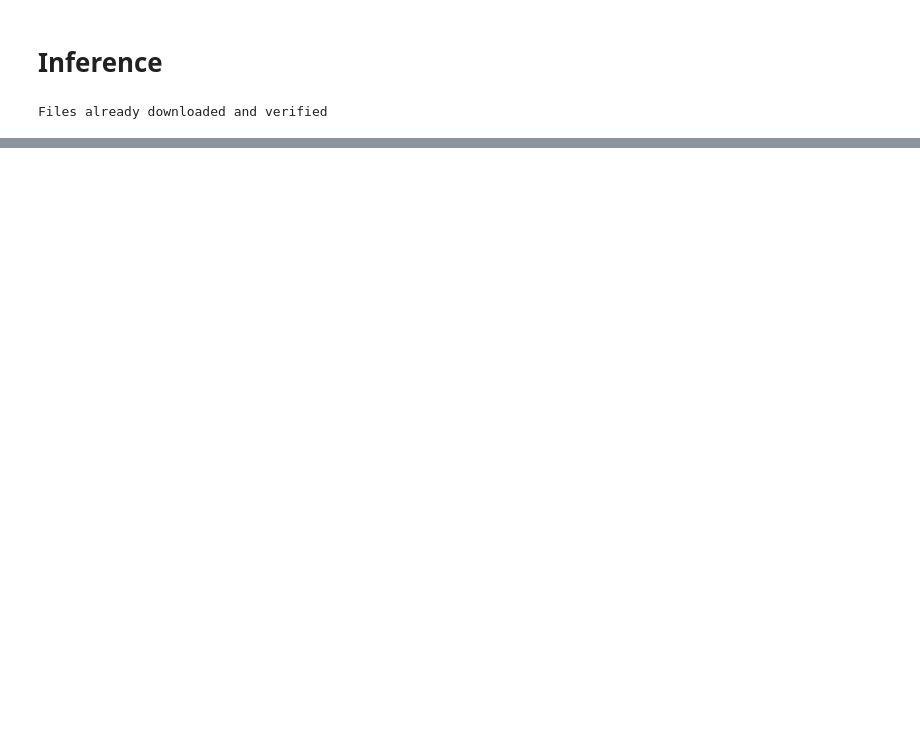
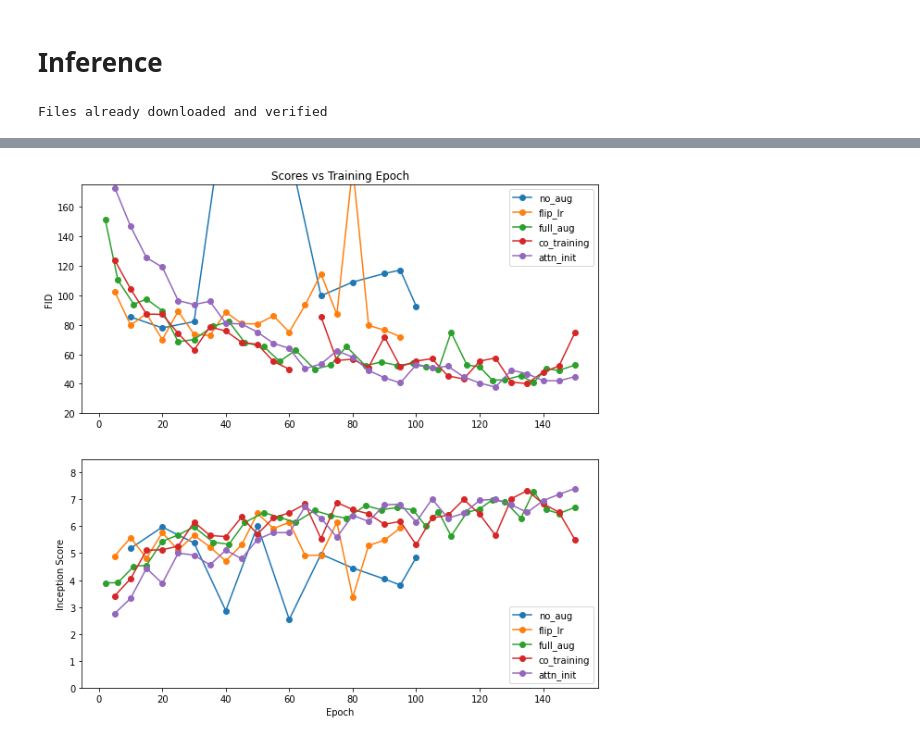
Before and after one commit to azfarkhoja305/GANs, a Jupyter notebook: notebooks/Evaluate_TransGAN.ipynb, the cells around one changed output, grey strips where cells are left out. Cells and saved outputs as stored; diff of their text form; code cells hidden in the pictures; blank space fills up the shorter version.

```diff
--- a/notebooks/Evaluate_TransGAN.ipynb
+++ b/notebooks/Evaluate_TransGAN.ipynb
@@ -212,0 +244,39 @@ no_aug                                100               20    77.8442
+# %%
+exps = ['no_aug', 'flip_lr', 'full_aug', 'co_training', "attn_init"]
+max_epoch = 150
+results['no_aug']['epochs']
+results2 = {}
+for exp in exps:
+    results2[exp] = {'epochs':[],'iss':[],'fids':[]}
+    for idx, epoch in enumerate(results[exp]['epochs']):
+        if epoch <= max_epoch:
+            results2[exp]['epochs'].append(epoch)
+            results2[exp]['iss'].append(results[exp]['iss'][idx])
+            results2[exp]['fids'].append(results[exp]['fids'][idx])
+# %%
+fig, axs = plt.subplots(2,1,figsize=(10,10))
+fig.add_subplot(111, frameon=False)
+plt.tick_params(labelcolor='none', top=False, bottom=False, left=False, right=False)
+
+for idx, exp in enumerate(results2.keys()):
+    e = results2[exp]['epochs']
+    fid = results2[exp]['fids']
+    inception_score = results2[exp]['iss']
+    score = [s[0] for s in inception_score]
+
+    axs[0].plot(e,fid,'-o',label=exp)
+    axs[1].plot(e,score,'-o', label=exp)
+
+axs[0].set_ylabel('FID')
+axs[1].set_ylabel('Inception Score')
+axs[0].set_ylim([20,175])
+axs[1].set_ylim([0,8.5])
+
+plt.title('Scores vs Training Epoch')
+plt.xlabel("Epoch")
+
+axs[0].legend()
+axs[1].legend()
+plt.show()
+# %% [output]
+[figure, added]
```
Also changed, not shown: parts of 16 cells of this notebook.
